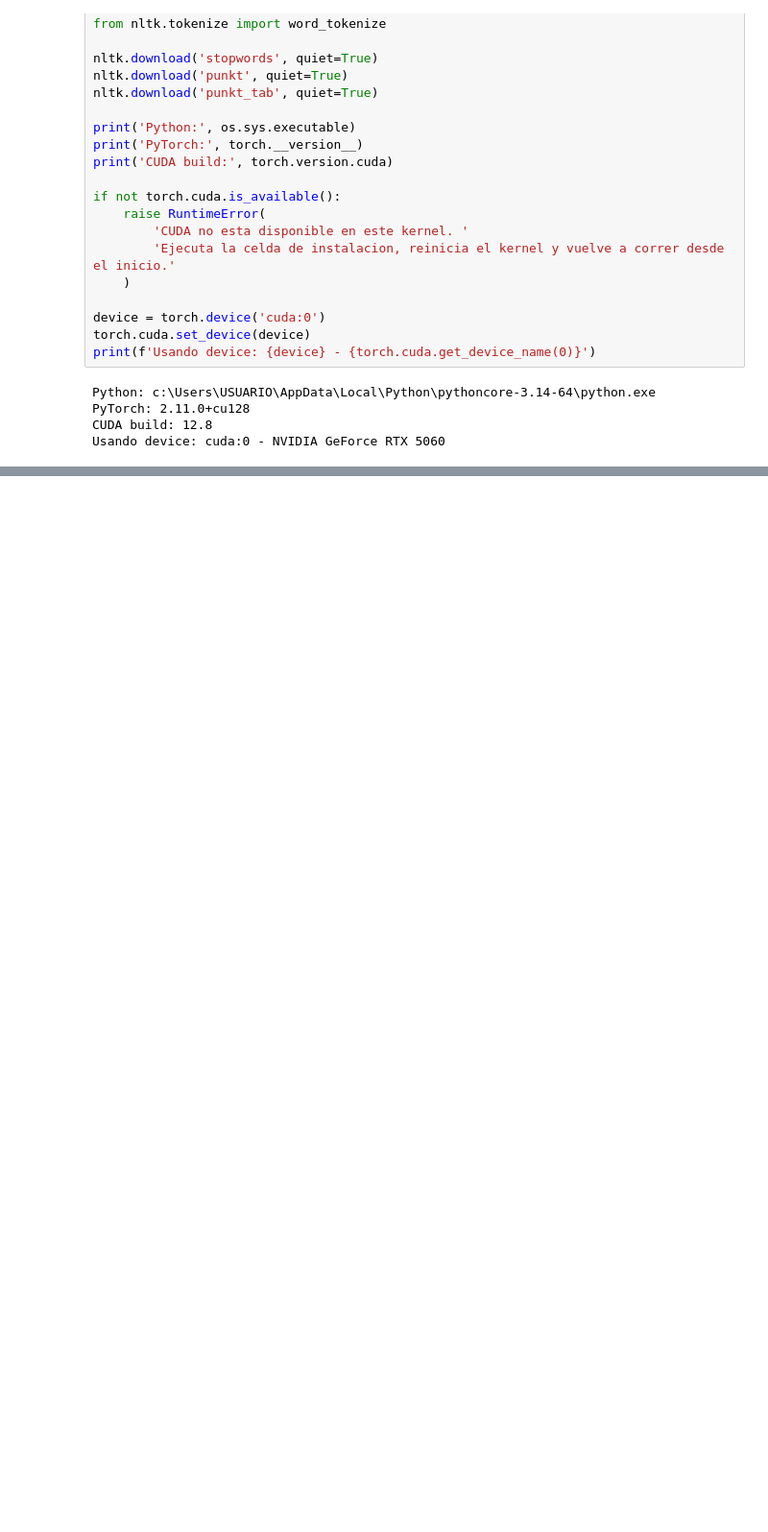
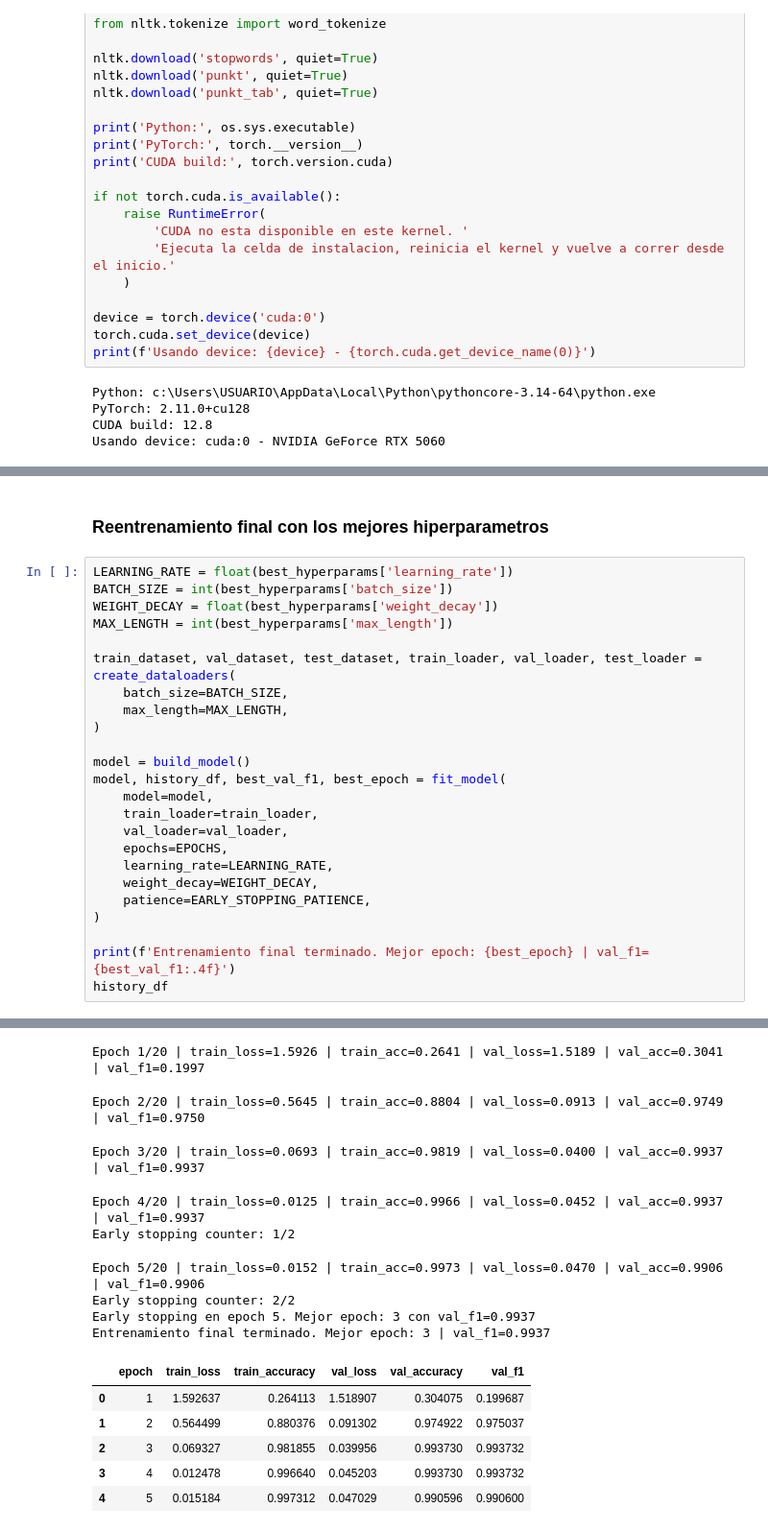
Before and after one commit to Mariagato/DL-TRANSFORMERS, a Jupyter notebook: NewsClassifier.ipynb, the cells around one changed output, grey strips where cells are left out. Shown at 96% size. Drawn from its saved outputs; the diff is of its cells as text; blank space fills up the shorter version.

```diff
--- a/NewsClassifier.ipynb
+++ b/NewsClassifier.ipynb
@@ -314,0 +761,27 @@ print('labels:', batch['labels'])
+# %% [markdown]
+### Reentrenamiento final con los mejores hiperparametros
+# %%
+LEARNING_RATE = float(best_hyperparams['learning_rate'])
+BATCH_SIZE = int(best_hyperparams['batch_size'])
+WEIGHT_DECAY = float(best_hyperparams['weight_decay'])
+MAX_LENGTH = int(best_hyperparams['max_length'])
+
+train_dataset, val_dataset, test_dataset, train_loader, val_loader, test_loader = create_dataloaders(
+    batch_size=BATCH_SIZE,
+    max_length=MAX_LENGTH,
+)
+
+model = build_model()
+model, history_df, best_val_f1, best_epoch = fit_model(
+    model=model,
+    train_loader=train_loader,
+    val_loader=val_loader,
+    epochs=EPOCHS,
+    learning_rate=LEARNING_RATE,
+    weight_decay=WEIGHT_DECAY,
+    patience=EARLY_STOPPING_PATIENCE,
+)
+
+print(f'Entrenamiento final terminado. Mejor epoch: {best_epoch} | val_f1={best_val_f1:.4f}')
+history_df
+# %% [output]
@@ -314,0 +804,15 @@ print('labels:', batch['labels'])
+Epoch 1/20 | train_loss=1.5926 | train_acc=0.2641 | val_loss=1.5189 | val_acc=0.3041 | val_f1=0.1997
+Epoch 2/20 | train_loss=0.5645 | train_acc=0.8804 | val_loss=0.0913 | val_acc=0.9749 | val_f1=0.9750
+Epoch 3/20 | train_loss=0.0693 | train_acc=0.9819 | val_loss=0.0400 | val_acc=0.9937 | val_f1=0.9937
+Epoch 4/20 | train_loss=0.0125 | train_acc=0.9966 | val_loss=0.0452 | val_acc=0.9937 | val_f1=0.9937
+Early stopping counter: 1/2
+Epoch 5/20 | train_loss=0.0152 | train_acc=0.9973 | val_loss=0.0470 | val_acc=0.9906 | val_f1=0.9906
+Early stopping counter: 2/2
+Early stopping en epoch 5. Mejor epoch: 3 con val_f1=0.9937
+Entrenamiento final terminado. Mejor epoch: 3 | val_f1=0.9937
+|  | epoch | train_loss | train_accuracy | val_loss | val_accuracy | val_f1 |
+| 0 | 1 | 1.592637 | 0.264113 | 1.518907 | 0.304075 | 0.199687 |
+| 1 | 2 | 0.564499 | 0.880376 | 0.091302 | 0.974922 | 0.975037 |
+| 2 | 3 | 0.069327 | 0.981855 | 0.039956 | 0.993730 | 0.993732 |
+| 3 | 4 | 0.012478 | 0.996640 | 0.045203 | 0.993730 | 0.993732 |
+| 4 | 5 | 0.015184 | 0.997312 | 0.047029 | 0.990596 | 0.990600 |
```
Also changed, not shown: parts of 40 cells of this notebook.
